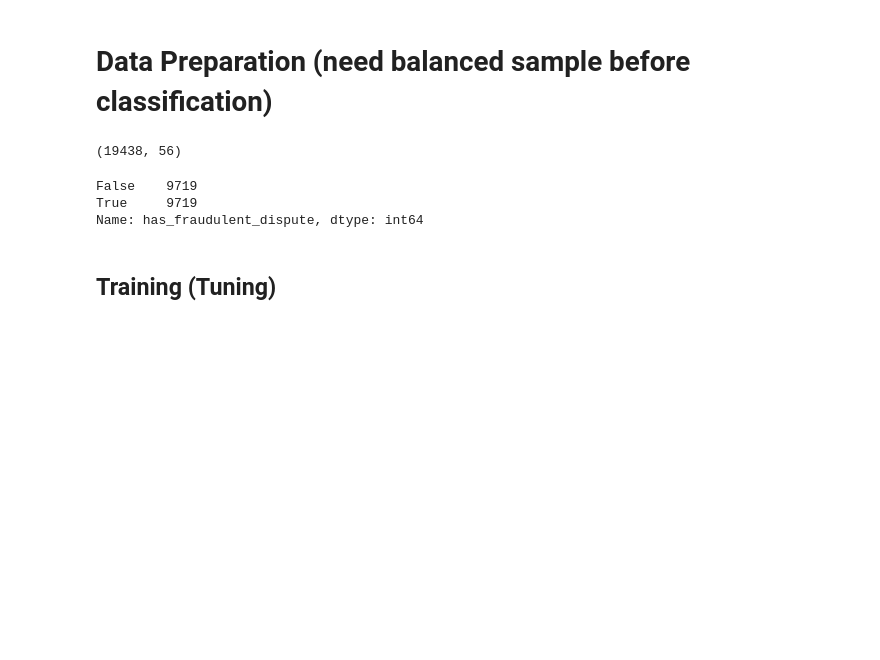
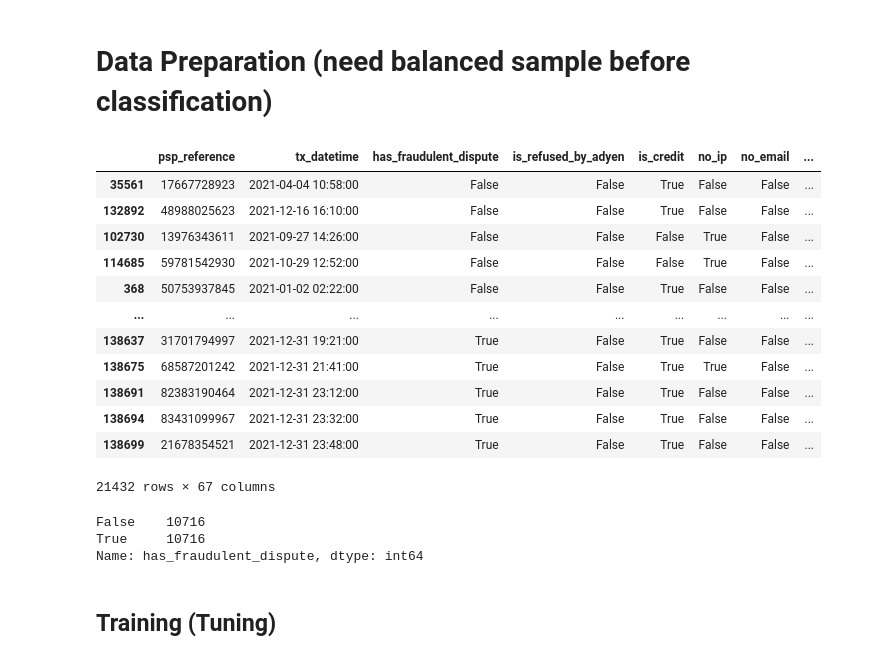
Before and after one commit to ymurong/DSP, a Jupyter notebook: classifier/random_forest.ipynb, the cells around one changed output. Saved outputs shown, nothing was run; the diff lists cells and outputs as text; code cells hidden in the pictures; blank space fills up the shorter version.

```diff
--- a/classifier/random_forest.ipynb
+++ b/classifier/random_forest.ipynb
@@ -24,15 +25,28 @@ The autoreload extension is already loaded. To reload it, use:
 start_date = "2021-01-01"
 end_date = "2021-11-30"
 # %%
-df_features = pd.read_csv(f"../feature-engineering/final_features_{end_date}.csv")
+df_features = pd.read_csv(f"../feature-engineering/final_features.csv")
 
 # Subsample non_fraudulent transactions records so we have balanced dataset
 df_fraudulent = df_features[df_features['has_fraudulent_dispute'] == True]
 df_non_fraudulent = df_features[df_features['has_fraudulent_dispute'] == False]
-subsample_index= subsampling(df_non_fraudulent.index, len(df_fraudulent))
-df_non_fraudulent_subsample  = df_non_fraudulent.loc[subsample_index,:]
+#subsample_index= subsampling(df_non_fraudulent.index, len(df_fraudulent))
+#df_non_fraudulent_subsample  = df_non_fraudulent.loc[subsample_index,:]
+df_non_fraudulent_subsample = df_non_fraudulent.sample(n=len(df_fraudulent))
 df_sample = pd.concat([df_non_fraudulent_subsample,df_fraudulent], axis=0)
 df_sample.shape
 # %% [output]
+|  | psp_reference | tx_datetime | has_fraudulent_dispute | is_refused_by_adyen | is_credit | no_ip | no_email | ... |
+| 35561 | 17667728923 | 2021-04-04 10:58:00 | False | False | True | False | False | ... |
+| 132892 | 48988025623 | 2021-12-16 16:10:00 | False | False | True | False | False | ... |
+| 102730 | 13976343611 | 2021-09-27 14:26:00 | False | False | False | True | False | ... |
+| 114685 | 59781542930 | 2021-10-29 12:52:00 | False | False | False | True | False | ... |
+| 368 | 50753937845 | 2021-01-02 02:22:00 | False | False | True | False | False | ... |
+| ... | ... | ... | ... | ... | ... | ... | ... | ... |
+| 138637 | 31701794997 | 2021-12-31 19:21:00 | True | False | True | False | False | ... |
+| 138675 | 68587201242 | 2021-12-31 21:41:00 | True | False | True | True | False | ... |
+| 138691 | 82383190464 | 2021-12-31 23:12:00 | True | False | True | False | False | ... |
+| 138694 | 83431099967 | 2021-12-31 23:32:00 | True | False | True | False | False | ... |
+| 138699 | 21678354521 | 2021-12-31 23:48:00 | True | False | True | False | False | ... |
-(19438, 56)
+21432 rows × 67 columns
 # %%
@@ -41,8 +55,8 @@ y = df_sample["has_fraudulent_dispute"]
 # %%
 y.value_counts()
 # %% [output]
-False    9719
-True     9719
+False    10716
+True     10716
 Name: has_fraudulent_dispute, dtype: int64
 # %% [markdown]
 ## Training (Tuning)
```
Also changed, not shown: parts of 14 cells of this notebook, 4 other files.
